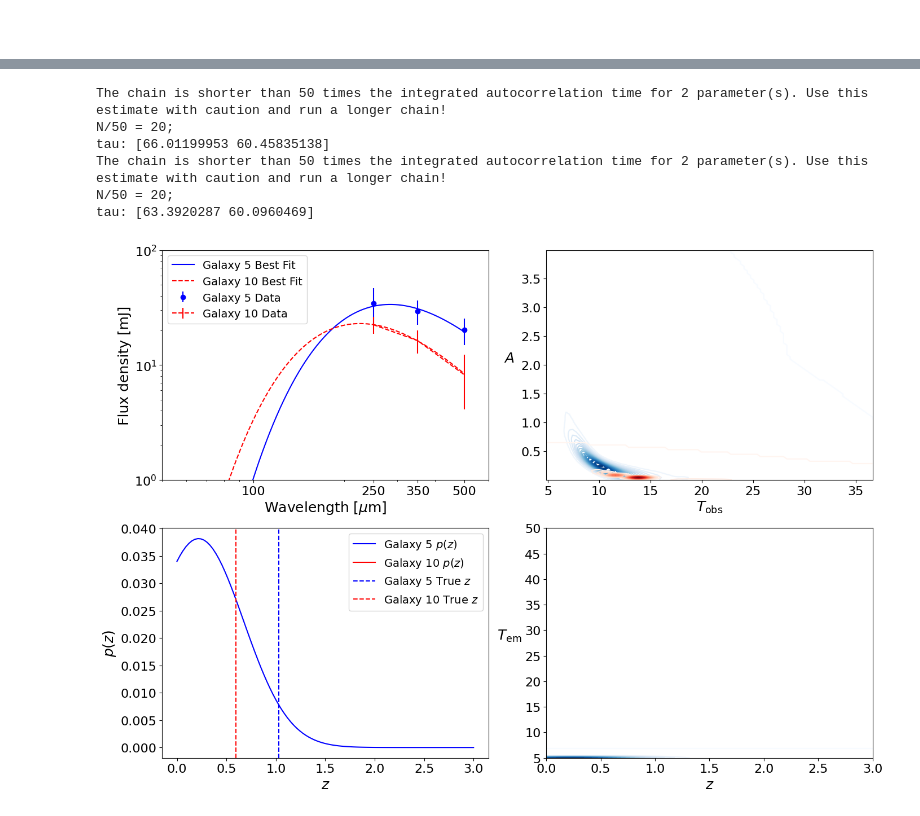
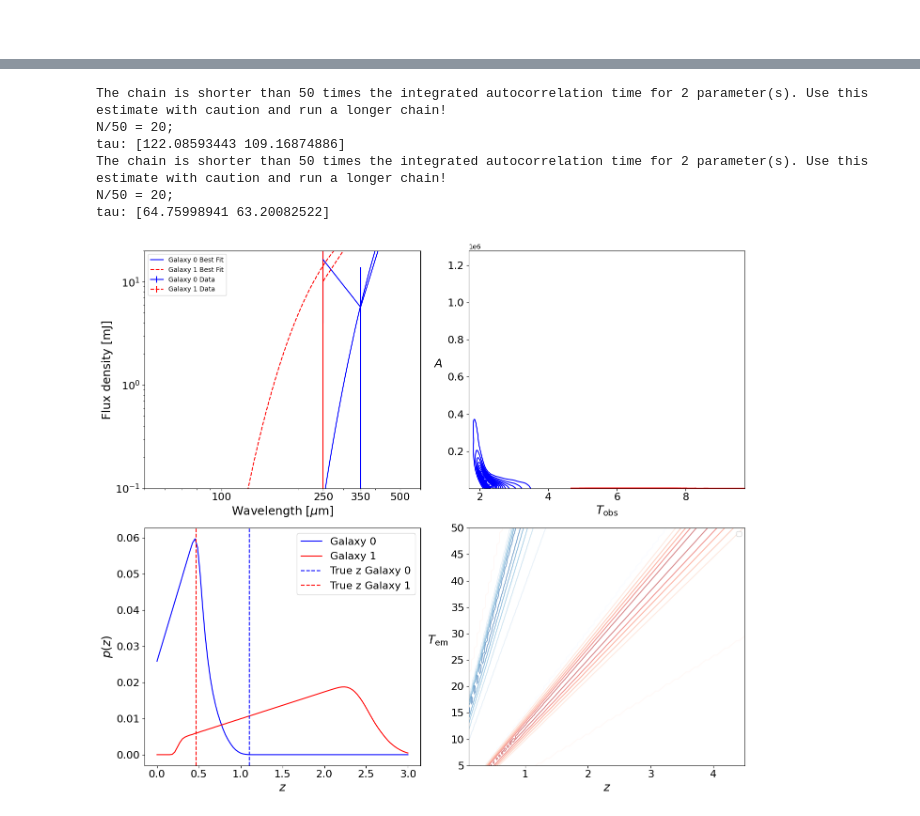
Before and after one commit to ptanouri/Submm_Photometry, a Jupyter notebook: PLOTTING_LAST_TIME_HOPEFULLY.ipynb, the cells around one changed output, grey strips where cells are left out. Drawn from its saved outputs; the diff is of its cells as text; code cells hidden in the pictures.

```diff
--- a/PLOTTING_LAST_TIME_HOPEFULLY.ipynb
+++ b/PLOTTING_LAST_TIME_HOPEFULLY.ipynb
@@ -318,8 +318,8 @@ def jacobian(z, e, S):
     return np.abs(dg_dz(z, e, S)*dh_de(z, e) - dg_de(z, e, S)*dh_dz(z, e))
 
 # Grid resolution
-N = 80
-M = 80
+N = 100
+M = 100
 # Number of steps taken in MCMC
 MCMC_steps = 1000
 # %%
@@ -840,10 +648,10 @@ def plot_flux_for_two_galaxies(index1, index2):
 # %%
-plot_flux_for_two_galaxies(index1=5, index2=10)
+compare_3_flux(index1=0, index2=1)
 # %% [output]
 The chain is shorter than 50 times the integrated autocorrelation time for 2 parameter(s). Use this estimate with caution and run a longer chain!
 N/50 = 20;
-tau: [66.01199953 60.45835138]
+tau: [122.08593443 109.16874886]
 The chain is shorter than 50 times the integrated autocorrelation time for 2 parameter(s). Use this estimate with caution and run a longer chain!
 N/50 = 20;
-tau: [63.3920287 60.0960469]
+tau: [64.75998941 63.20082522]
-[figure, old version]
+[figure, new version]
```
Also changed, not shown: parts of 9 cells of this notebook.
